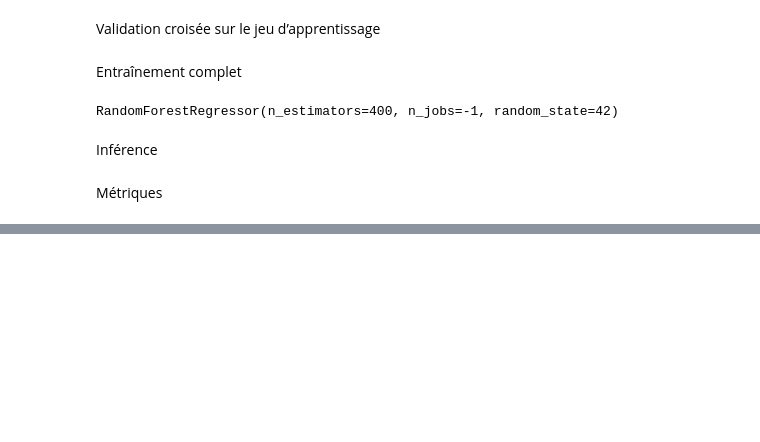
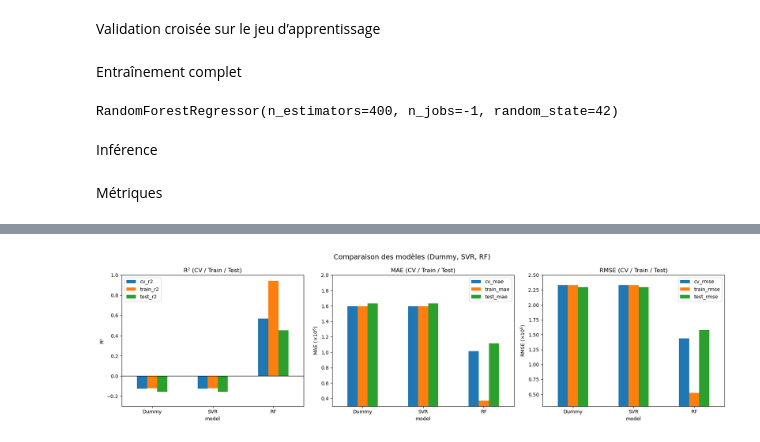
Before and after one commit to EthanChmt/Anticipez-les-besoins-en-consommations-de-batiments_, a Jupyter notebook: Notebooks/Notebook_4_comparaison_des_modeles .ipynb, the cells around one changed output, grey strips where cells are left out. Cells and saved outputs as stored; diff of their text form; code cells hidden in the pictures; blank space fills up the shorter version.

```diff
--- a/Notebooks/Notebook_4_comparaison_des_modeles .ipynb
+++ b/Notebooks/Notebook_4_comparaison_des_modeles .ipynb
@@ -274,0 +331,64 @@ RF, Test   R2 0.947, MAE 266682.76, RMSE 490727.09
+# %%
+data = {
+    "model": ["Dummy", "SVR", "RF"],
+    "cv_r2":      [-0.124,  -0.124,  0.570],
+    "train_r2":   [-0.123,  -0.123,  0.944],
+    "test_r2":    [-0.156,  -0.156,  0.452],
+    "cv_mae":     [1595297.94, 1595259.73, 1014901.44],
+    "train_mae":  [1594893.67, 1594836.67, 369948.35],
+    "test_mae":   [1632270.78, 1632220.99, 1113843.86],
+    "cv_rmse":    [2330765.60, 2330712.92, 1439033.39],
+    "train_rmse": [2334513.25, 2334420.37, 523248.82],
+    "test_rmse":  [2296427.92, 2296354.05, 1581255.83],
+}
+
+df = pd.DataFrame(data).set_index("model")
+
+# MAE et RMSE mis à l'échelle (÷ 1e6)
+df_mae_scaled  = df[["cv_mae", "train_mae", "test_mae"]]   / 1e6
+df_rmse_scaled = df[["cv_rmse", "train_rmse", "test_rmse"]] / 1e6
+
+fig, axes = plt.subplots(1, 3, figsize=(18, 5))
+
+# 1) R²
+df[["cv_r2", "train_r2", "test_r2"]].plot(
+    kind="bar",
+    ax=axes[0]
+)
+axes[0].set_title("R² (CV / Train / Test)")
+axes[0].set_ylabel("R²")
+axes[0].axhline(0, color="black", linewidth=1)
+axes[0].set_ylim(-0.3, 1.0)
+axes[0].tick_params(axis="x", rotation=0)
+
+# 2) MAE (÷ 1e6, mention ×10^6 dans le label)
+df_mae_scaled.plot(
+    kind="bar",
+    ax=axes[1]
+)
+axes[1].set_title("MAE (CV / Train / Test)")
+axes[1].set_ylabel(r"MAE ($\times 10^6$)")
+axes[1].tick_params(axis="x", rotation=0)
+axes[1].set_ylim(0.3, 2.0)
+
+# 3) RMSE (÷ 1e6, mention ×10^6 dans le label)
+df_rmse_scaled.plot(
+    kind="bar",
+    ax=axes[2]
+)
+axes[2].set_title("RMSE (CV / Train / Test)")
+axes[2].set_ylabel(r"RMSE ($\times 10^6$)")
+axes[2].tick_params(axis="x", rotation=0)
+axes[2].set_ylim(0.3, 2.5)
+
+fig.suptitle("Comparaison des modèles (Dummy, SVR, RF)", fontsize=14)
+fig.tight_layout()
+fig.savefig(
+    r"C:\Users\ethan\OpenClassroom\Projet_2\Projet\Anticipez_les_besoins_\Graphs\comparaison_modeles_dummy_svr_rf.png",
+    dpi=300,
+    bbox_inches="tight"
+)
+
+plt.show()
+# %% [output]
+[figure, added]
```
Also changed, not shown: parts of 4 cells of this notebook, 12 other files.
